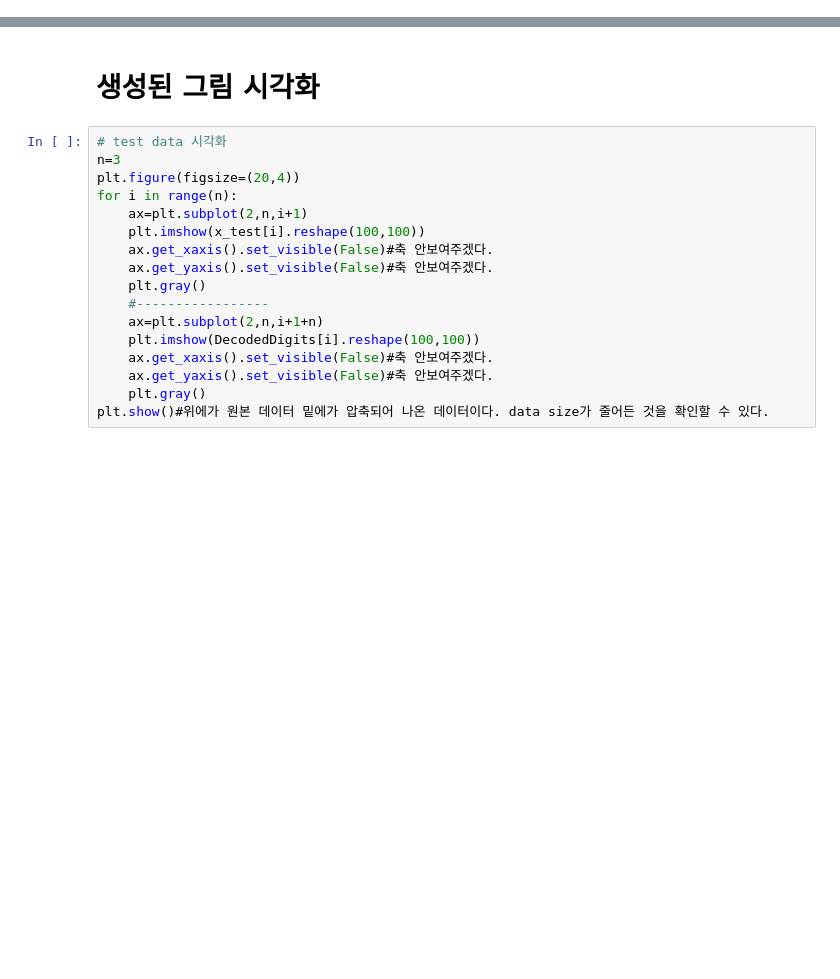
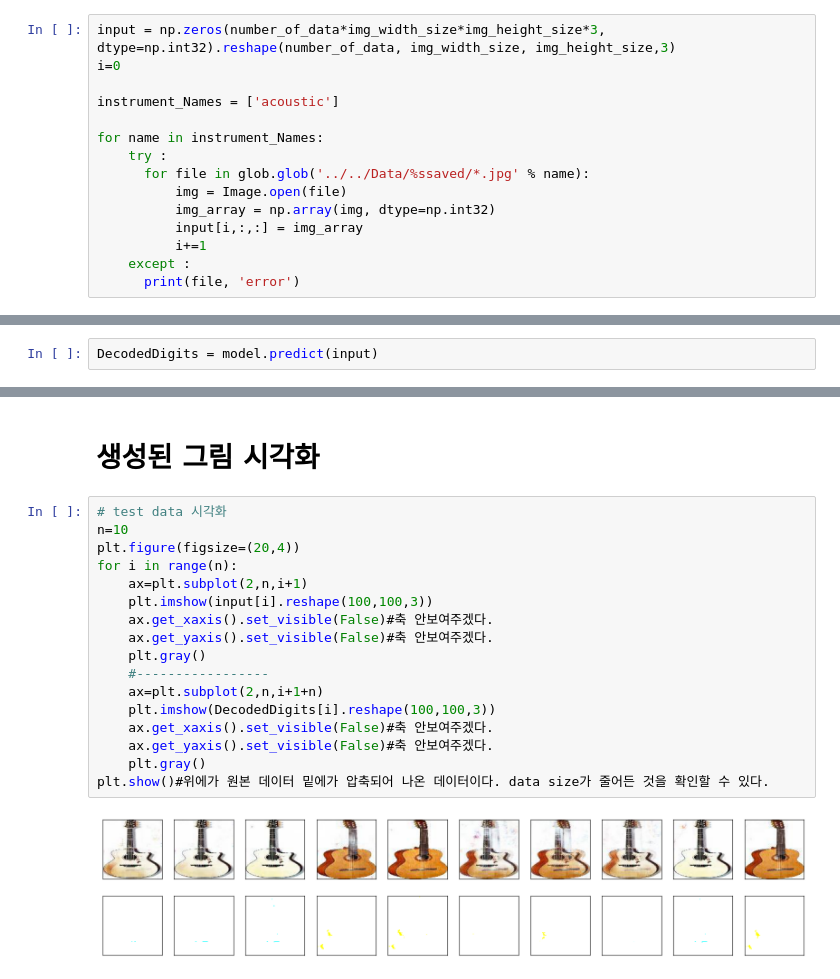
Before and after one commit to MirrorSpring/python_inst, a Jupyter notebook: Python/Note/Crawling/08 colab에서 만든 best h5로 autoencoder 해준 이미지 저장.ipynb, the cells around one changed output, grey strips where cells are left out. Cells and saved outputs as stored; diff of their text form; blank space fills up the shorter version.

```diff
--- a/Python/Note/Crawling/08 colab에서 만든 best h5로 autoencoder 해준 이미지 저장.ipynb
+++ b/Python/Note/Crawling/08 colab에서 만든 best h5로 autoencoder 해준 이미지 저장.ipynb
@@ -30,0 +33,15 @@ ValueError: Failed to find data adapter that can handle input: (<class 'list'> c
+# %%
+input = np.zeros(number_of_data*img_width_size*img_height_size*3, dtype=np.int32).reshape(number_of_data, img_width_size, img_height_size,3)
+i=0
+
+instrument_Names = ['acoustic']
+
+for name in instrument_Names:
+    try :
+      for file in glob.glob('../../Data/%ssaved/*.jpg' % name):
+          img = Image.open(file)
+          img_array = np.array(img, dtype=np.int32)
+          input[i,:,:] = img_array
+          i+=1
+    except :
+      print(file, 'error')
@@ -30,0 +52,2 @@ ValueError: Failed to find data adapter that can handle input: (<class 'list'> c
+# %%
+DecodedDigits = model.predict(input)
@@ -32,18 +57,20 @@ ValueError: Failed to find data adapter that can handle input: (<class 'list'> c
 # 생성된 그림 시각화
 # %%
 # test data 시각화
-n=3
+n=10
 plt.figure(figsize=(20,4))
 for i in range(n):
     ax=plt.subplot(2,n,i+1)
-    plt.imshow(x_test[i].reshape(100,100))
+    plt.imshow(input[i].reshape(100,100,3))
     ax.get_xaxis().set_visible(False)#축 안보여주겠다.
     ax.get_yaxis().set_visible(False)#축 안보여주겠다.
     plt.gray()
     #-----------------
     ax=plt.subplot(2,n,i+1+n)
-    plt.imshow(DecodedDigits[i].reshape(100,100))
+    plt.imshow(DecodedDigits[i].reshape(100,100,3))
     ax.get_xaxis().set_visible(False)#축 안보여주겠다.
     ax.get_yaxis().set_visible(False)#축 안보여주겠다.
     plt.gray()
 plt.show()#위에가 원본 데이터 밑에가 압축되어 나온 데이터이다. data size가 줄어든 것을 확인할 수 있다.
+# %% [output]
+[figure, added]
```
Also changed, not shown: parts of 9 cells of this notebook, 5 other files.
